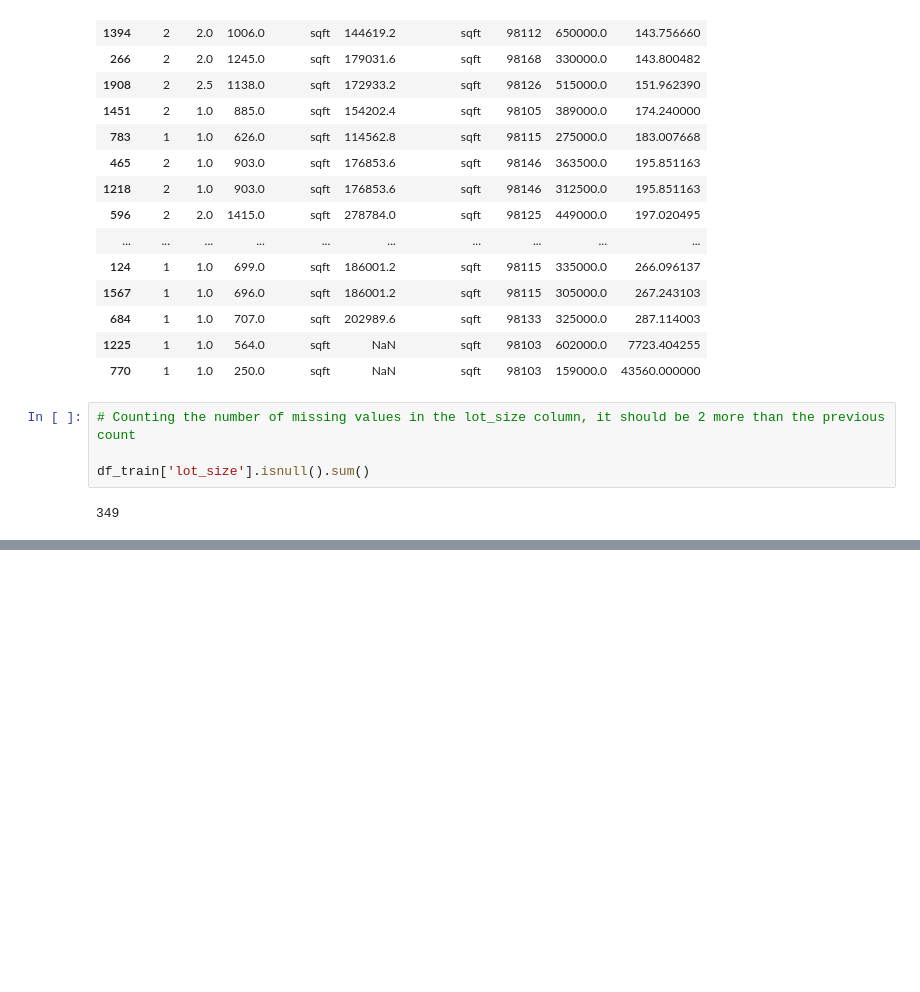
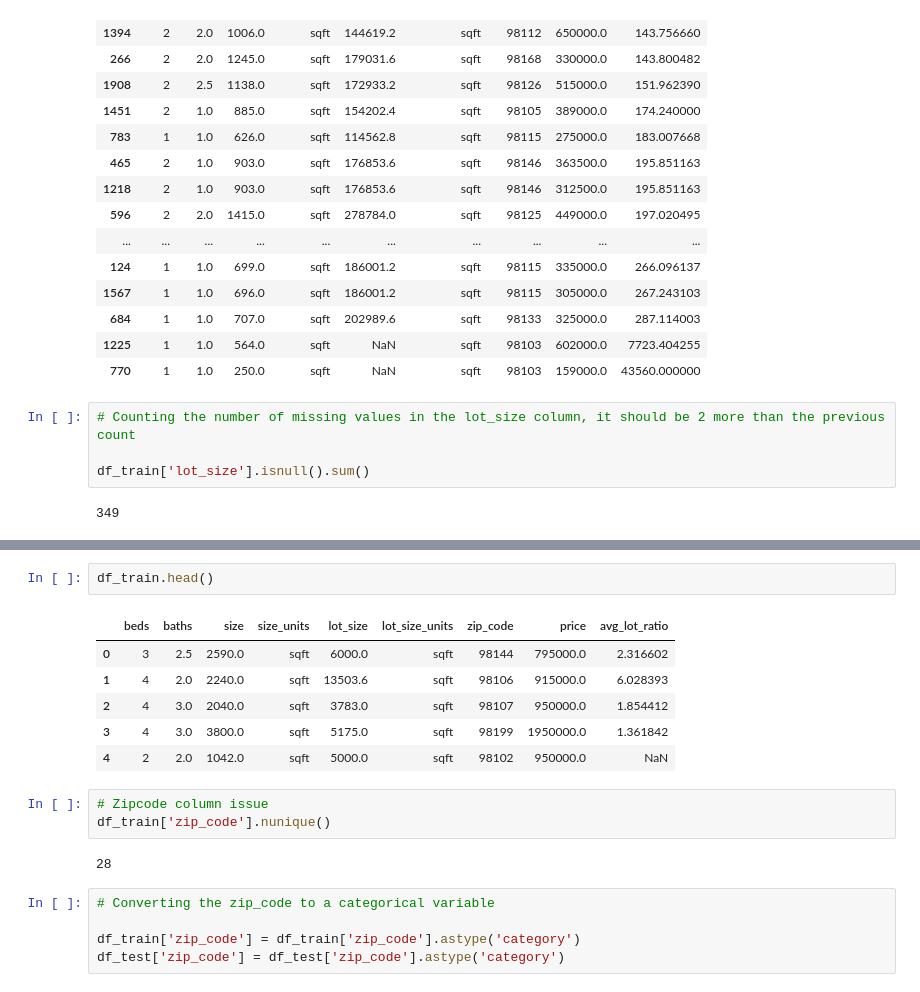
Before and after one commit to MedCoder001/Seattle_Home_Prices_Prediction, a Jupyter notebook: Seattle_Home_Prices_Prediction.ipynb, the cells around one changed output, grey strips where cells are left out. Saved outputs shown, nothing was run; the diff lists cells and outputs as text; blank space fills up the shorter version.

```diff
--- a/Seattle_Home_Prices_Prediction.ipynb
+++ b/Seattle_Home_Prices_Prediction.ipynb
@@ -260,0 +285,19 @@ df_train['lot_size'].isnull().sum()
+# %%
+df_train.head()
+# %% [output]
+|  | beds | baths | size | size_units | lot_size | lot_size_units | zip_code | price | avg_lot_ratio |
+| 0 | 3 | 2.5 | 2590.0 | sqft | 6000.0 | sqft | 98144 | 795000.0 | 2.316602 |
+| 1 | 4 | 2.0 | 2240.0 | sqft | 13503.6 | sqft | 98106 | 915000.0 | 6.028393 |
+| 2 | 4 | 3.0 | 2040.0 | sqft | 3783.0 | sqft | 98107 | 950000.0 | 1.854412 |
+| 3 | 4 | 3.0 | 3800.0 | sqft | 5175.0 | sqft | 98199 | 1950000.0 | 1.361842 |
+| 4 | 2 | 2.0 | 1042.0 | sqft | 5000.0 | sqft | 98102 | 950000.0 | NaN |
+# %%
+# Zipcode column issue
+df_train['zip_code'].nunique()
+# %% [output]
+28
+# %%
+# Converting the zip_code to a categorical variable
+
+df_train['zip_code'] = df_train['zip_code'].astype('category')
+df_test['zip_code'] = df_test['zip_code'].astype('category')
```
Also changed, not shown: parts of 17 cells of this notebook.
